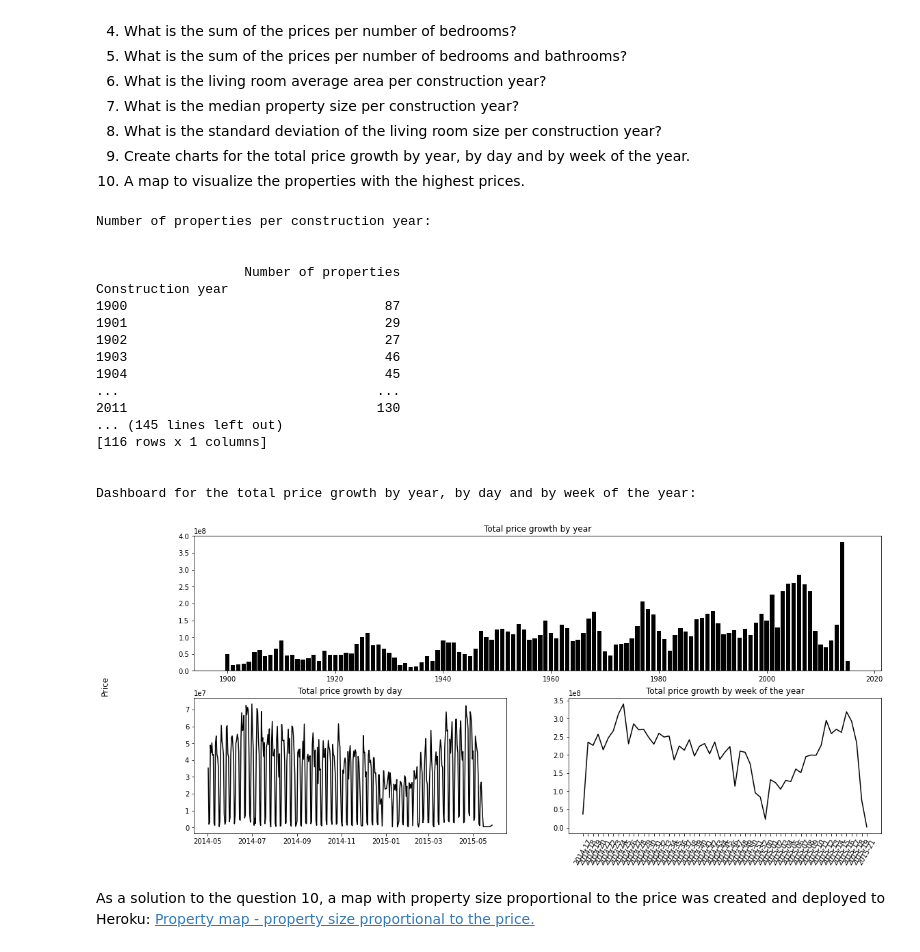
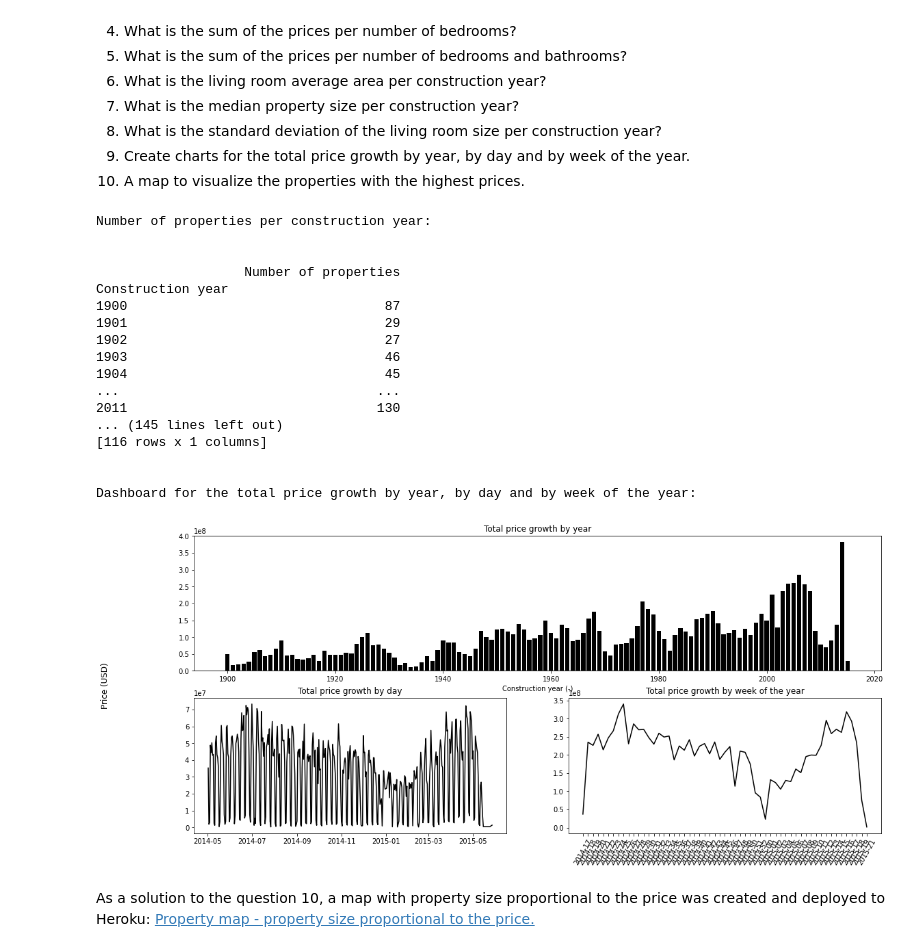
Before and after one commit to lucasquemelli/House_Rocket, a Jupyter notebook: house_rocket_insight.ipynb, the cells around one changed output. Saved outputs shown, nothing was run; the diff lists cells and outputs as text; code cells hidden in the pictures.

```diff
--- a/house_rocket_insight.ipynb
+++ b/house_rocket_insight.ipynb
@@ -1107,7 +1107,7 @@ def question_nine(data):
     price_year = df4[['price','yr_built']].groupby('yr_built').sum().reset_index()
 
     ax1.bar(price_year['yr_built'],price_year['price'],color='black')
-    #ax1.xlabel.set_text("Construction year (-)")
+    ax1.set_xlabel("Construction year (-)")
     #ax1.ylabel.set_text("Price (USD)")
     ax1.title.set_text("Total price growth by year")
 
@@ -1125,7 +1125,7 @@ def question_nine(data):
     ax3.plot(price_week['date'],price_week['price'],color='black')
     #ax3.xlabel.set_text("Week of the year (-)")
     #ax3.ylabel.set_text("Price (USD)")
-    fig.supylabel("Price")
+    fig.supylabel("Price (USD)")
     ax3.title.set_text("Total price growth by week of the year")
     plt.xticks(rotation=60);
 
@@ -1141,34 +1141,34 @@ if __name__ == '__main__':
 
     sum_price_bed = question_four(data)
 
     bed_bath = question_five(data)
 
     mean_liv = question_six(dataset)
 
     median_liv = question_seven(dataset)
 
     std_liv = question_eight(dataset)
 
     df4, price_day, df5 = question_nine(data)
 # %% [output]
 Number of properties per construction year:
 
 
                    Number of properties
 Construction year
 1900                                 87
 1901                                 29
 1902                                 27
 1903                                 46
 1904                                 45
 ...                                 ...
 2011                                130
 ... (145 lines left out)
 [116 rows x 1 columns]
 
 
 Dashboard for the total price growth by year, by day and by week of the year:
-[figure, old version]
+[figure, new version]
 # %% [markdown]
 As a solution to the question 10, a map with property size proportional to the price was created and deployed to Heroku: [Property map - property size proportional to the price.](https://size-map-quemelli-lucas.herokuapp.com/)
 # %% [markdown]
```
